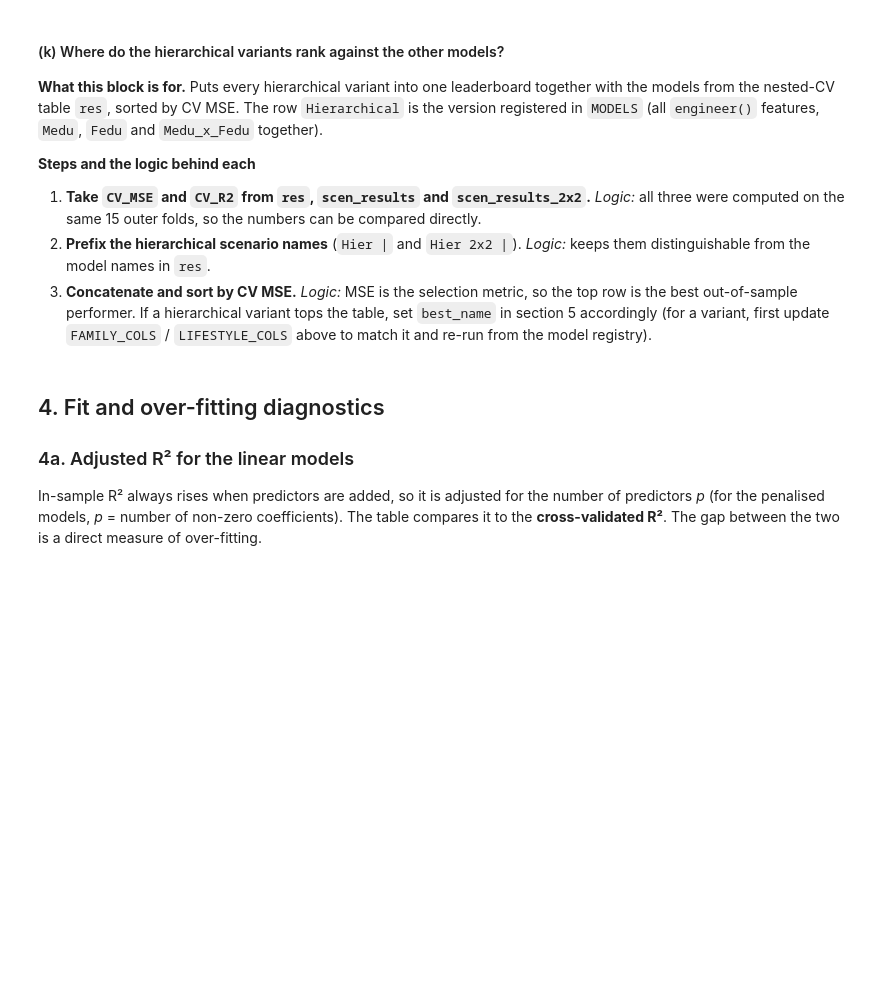
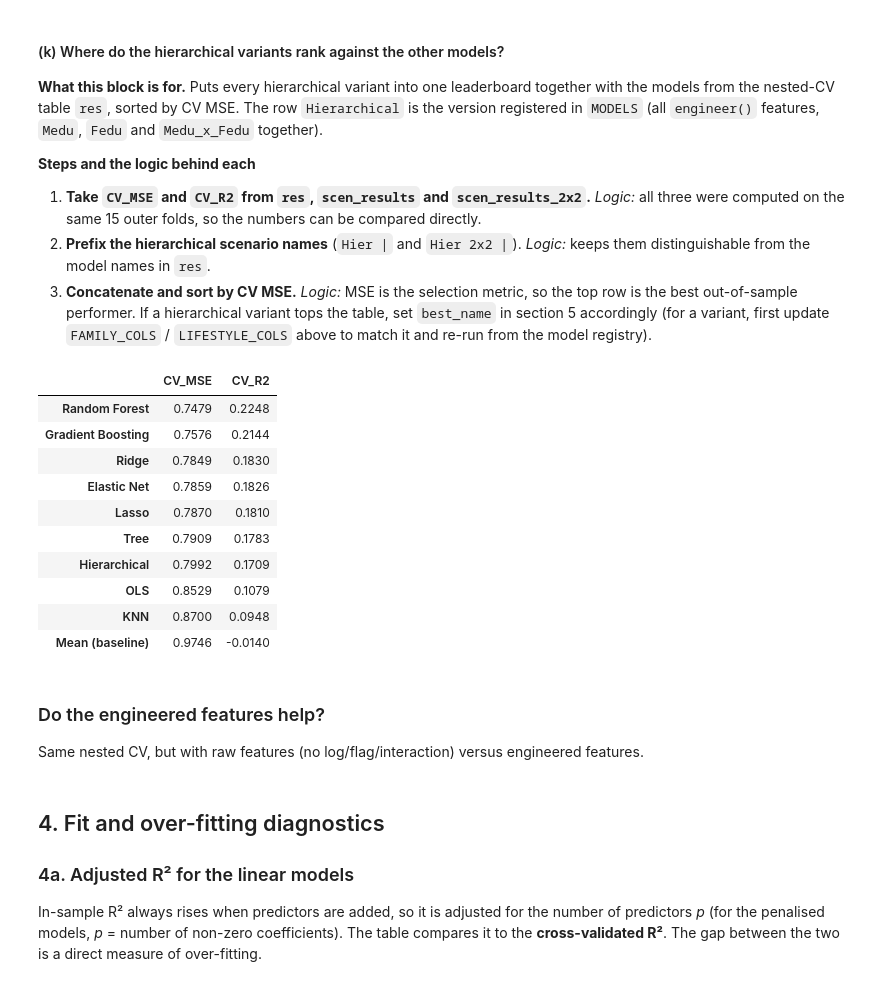
Before and after one commit to AureliaMei/assignment1-2, a Jupyter notebook: ass1_integrated.ipynb, the cells around one changed output. Saved outputs shown, nothing was run; the diff lists cells and outputs as text; code cells hidden in the pictures; blank space fills up the shorter version.

```diff
--- a/ass1_integrated.ipynb
+++ b/ass1_integrated.ipynb
@@ -222,7 +194,7 @@ LIFESTYLE_COLS = ["age", "sex", "address", "health", "romantic", "activities",
 
 
 class HierarchicalRegressor(RegressorMixin, BaseEstimator):
-    """Academic / family / lifestyle sub-models -> proxies -> master OLS (ports Hier_Model.R)."""
+    """Academic / family / lifestyle sub-models -> proxies -> master OLS."""
 
     def __init__(self, academic_cols, family_cols, lifestyle_cols):
         self.academic_cols = academic_cols
@@ -705,9 +612,25 @@ scen_results_2x2.round(4)
 3. **Concatenate and sort by CV MSE.**
    *Logic:* MSE is the selection metric, so the top row is the best out-of-sample performer. If a hierarchical variant tops the table, set `best_name` in section 5 accordingly (for a variant, first update `FAMILY_COLS` / `LIFESTYLE_COLS` above to match it and re-run from the model registry).
 # %%
+d_key = "D. alc_total      / Medu x Fedu"
+
 leaderboard = pd.concat([
-    res[["CV_MSE", "CV_R2"]],
-    scen_results[["CV_MSE", "CV_R2"]].rename(index=lambda s: f"Hier | {s}"),
-    scen_results_2x2[["CV_MSE", "CV_R2"]].rename(index=lambda s: f"Hier 2x2 | {s}"),
+    res.drop(index="Hierarchical", errors="ignore")[["CV_MSE", "CV_R2"]],
+    scen_results_2x2.loc[[d_key], ["CV_MSE", "CV_R2"]].rename(index={d_key: f"Hierarchical"}),
 ]).sort_values("CV_MSE")
 leaderboard.round(4)
+# %% [output]
+|  | CV_MSE | CV_R2 |
+| Random Forest | 0.7479 | 0.2248 |
+| Gradient Boosting | 0.7576 | 0.2144 |
+| Ridge | 0.7849 | 0.1830 |
+| Elastic Net | 0.7859 | 0.1826 |
+| Lasso | 0.7870 | 0.1810 |
+| Tree | 0.7909 | 0.1783 |
+| Hierarchical | 0.7992 | 0.1709 |
+| OLS | 0.8529 | 0.1079 |
+| KNN | 0.8700 | 0.0948 |
+| Mean (baseline) | 0.9746 | -0.0140 |
+# %% [markdown]
+### Do the engineered features help?
+Same nested CV, but with raw features (no log/flag/interaction) versus engineered features.
```
Also changed, not shown: parts of 26 cells of this notebook.
